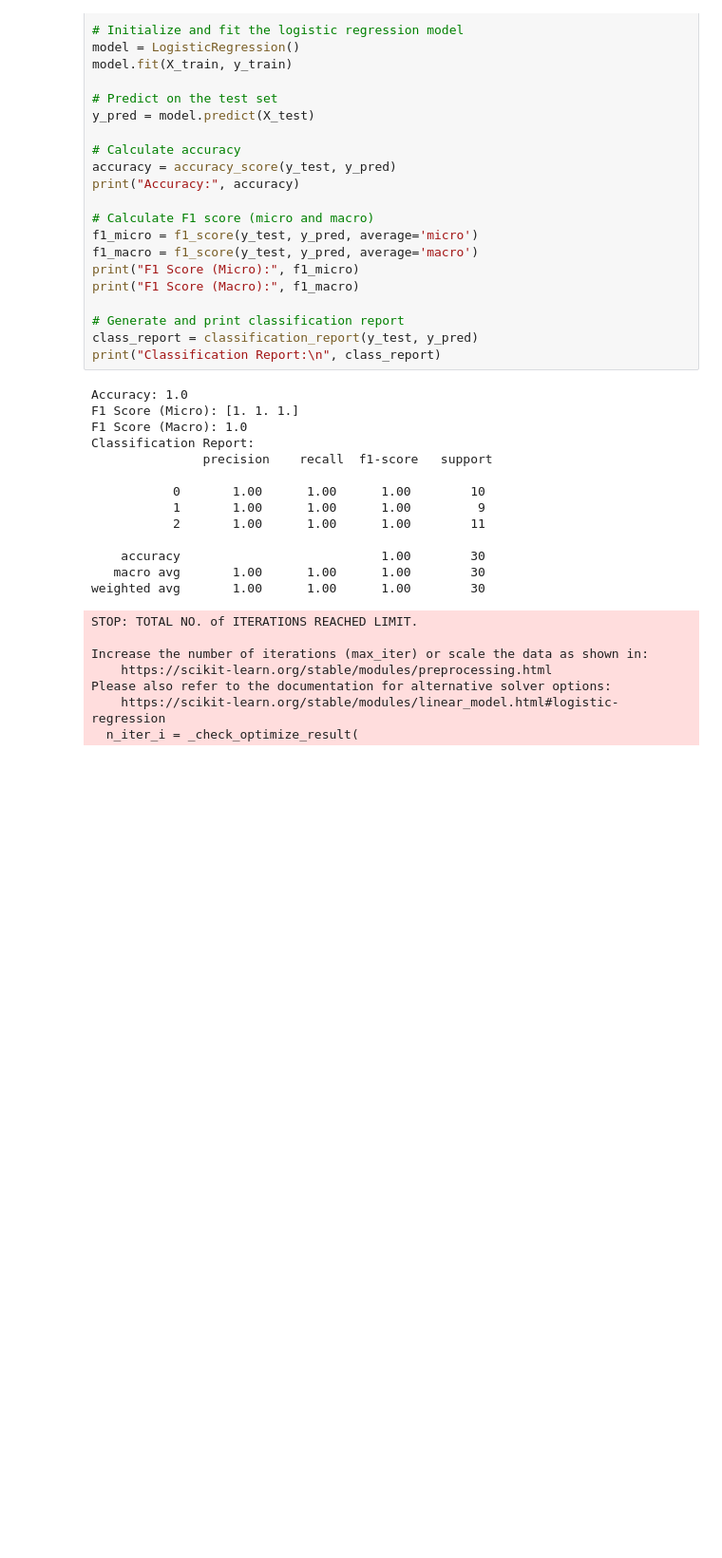
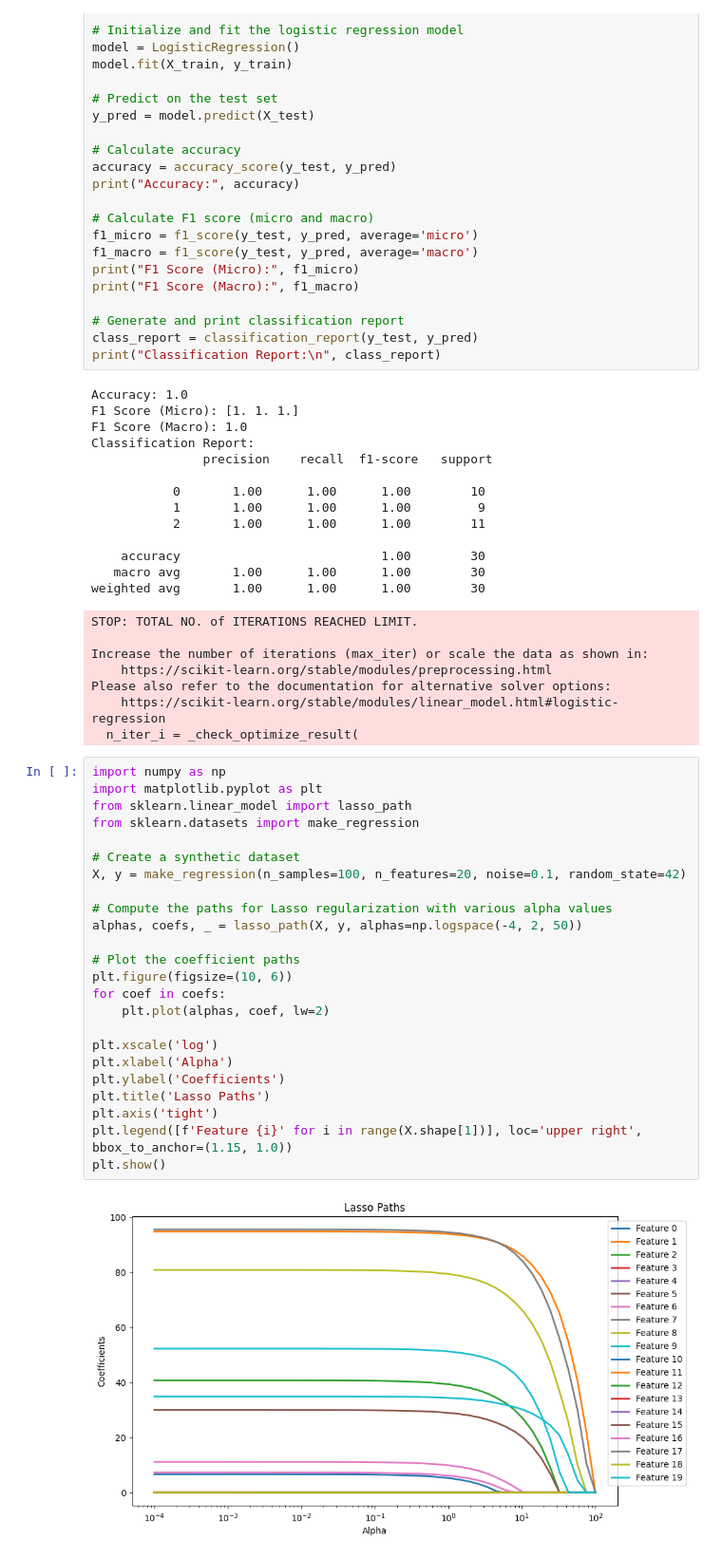
Before and after one commit to Versus-91/aitoolkit, a Jupyter notebook: test.ipynb, the cells around one changed output. Shown at 95% size. Drawn from its saved outputs; the diff is of its cells as text; blank space fills up the shorter version.

```diff
--- a/test.ipynb
+++ b/test.ipynb
@@ -1289,3 +1289,29 @@ Increase the number of iterations (max_iter) or scale the data as shown in:
 Please also refer to the documentation for alternative solver options:
     https://scikit-learn.org/stable/modules/linear_model.html#logistic-regression
   n_iter_i = _check_optimize_result(
+# %%
+import numpy as np
+import matplotlib.pyplot as plt
+from sklearn.linear_model import lasso_path
+from sklearn.datasets import make_regression
+
+# Create a synthetic dataset
+X, y = make_regression(n_samples=100, n_features=20, noise=0.1, random_state=42)
+
+# Compute the paths for Lasso regularization with various alpha values
+alphas, coefs, _ = lasso_path(X, y, alphas=np.logspace(-4, 2, 50))
+
+# Plot the coefficient paths
+plt.figure(figsize=(10, 6))
+for coef in coefs:
+    plt.plot(alphas, coef, lw=2)
+
+plt.xscale('log')
+plt.xlabel('Alpha')
+plt.ylabel('Coefficients')
+plt.title('Lasso Paths')
+plt.axis('tight')
+plt.legend([f'Feature {i}' for i in range(X.shape[1])], loc='upper right', bbox_to_anchor=(1.15, 1.0))
+plt.show()
+# %% [output]
+[figure, added]
```
Also changed, not shown: 4 other files.
